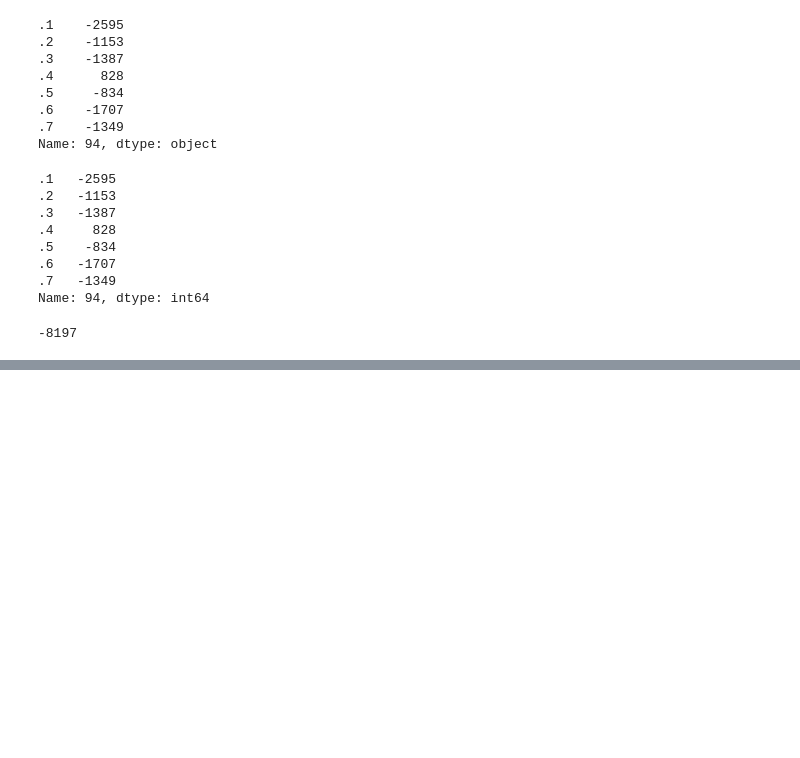
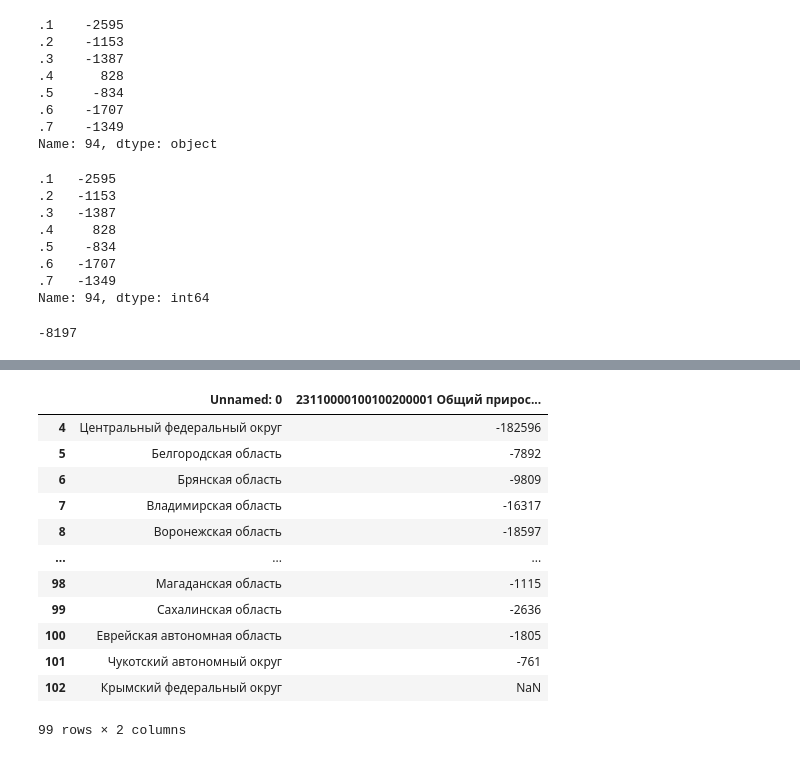
Before and after one commit to kroninam/My_notes_for_Pandas, a Jupyter notebook: 005_pandas_different_sourses_of_DATA.ipynb, the cells around one changed output, grey strips where cells are left out. Saved outputs shown, nothing was run; the diff lists cells and outputs as text; code cells hidden in the pictures; blank space fills up the shorter version.

```diff
--- a/005_pandas_different_sourses_of_DATA.ipynb
+++ b/005_pandas_different_sourses_of_DATA.ipynb
@@ -851,0 +1022,18 @@ df_kamchatka.astype('int64').sum()
+# %%
+df = df[['Unnamed: 0','23110000100100200001 Общий прирост постоянного населения.7']][4:]
+# %%
+df
+# %% [output]
+|  | Unnamed: 0 | 23110000100100200001 Общий прирос... |
+| 4 | Центральный федеральный округ | -182596 |
+| 5 | Белгородская область | -7892 |
+| 6 | Брянская область | -9809 |
+| 7 | Владимирская область | -16317 |
+| 8 | Воронежская область | -18597 |
+| ... | ... | ... |
+| 98 | Магаданская область | -1115 |
+| 99 | Сахалинская область | -2636 |
+| 100 | Еврейская автономная область | -1805 |
+| 101 | Чукотский автономный округ | -761 |
+| 102 | Крымский федеральный округ | NaN |
+99 rows × 2 columns
```
Also changed, not shown: parts of 58 cells of this notebook, 9 other files.
